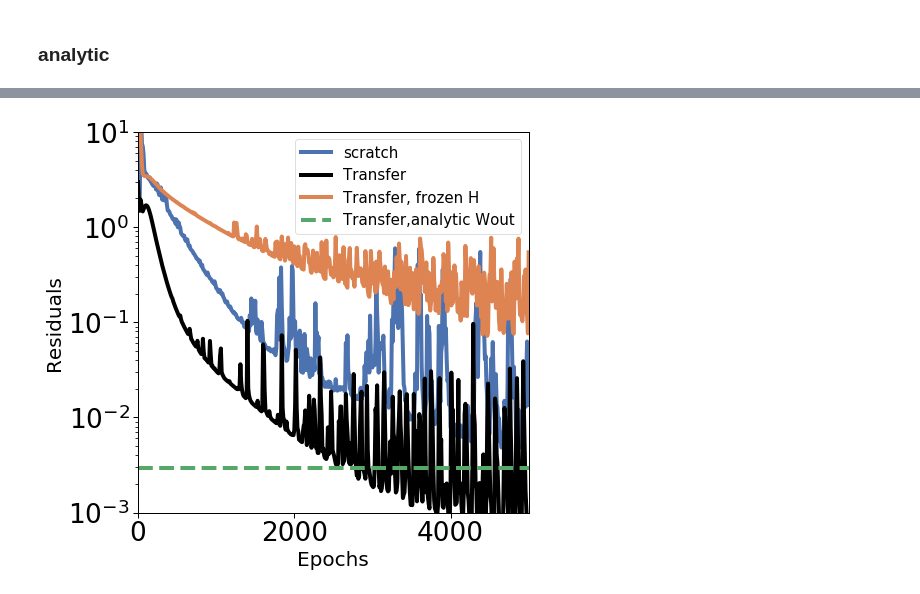
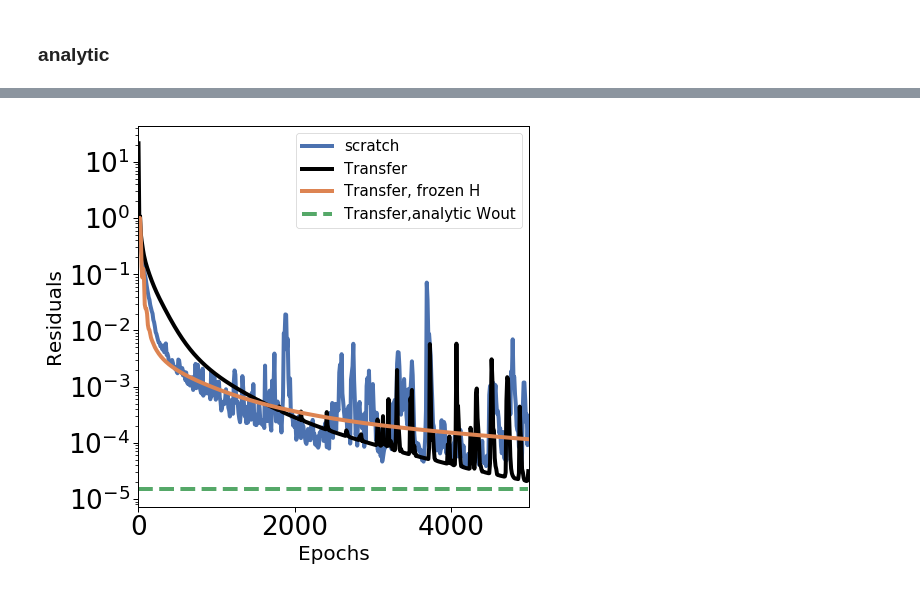
Before and after one commit to shaandesai1/TransferDE, a Jupyter notebook: traditional transfer vs analytic wout.ipynb, the cells around one changed output, grey strips where cells are left out. Cells and saved outputs as stored; diff of their text form; code cells hidden in the pictures.

Commit message:
improved figure generators

```diff
--- a/traditional transfer vs analytic wout.ipynb
+++ b/traditional transfer vs analytic wout.ipynb
@@ -265,11 +265,15 @@ NDIMZ = args.hidden_size
 # r1 = -20.
 # r2 = 20.
 
+# f_train = [lambda t: torch.cos(t),lambda t: torch.sin(t),lambda t: 0*t]
+# a0_train = [lambda t: t,lambda t:t**2, lambda t: 0*t]
 
-f_test = [lambda t: torch.sin(t),lambda t: torch.cos(t),lambda t: torch.sin(t)*torch.cos(t)]
-a0_test = [lambda t: t, lambda t: t**2, lambda t: t**3, lambda t: t**4]
-r1 = -20
-r2 = 20
+
+
+f_test = [lambda t: torch.sin(t),lambda t: torch.cos(t), lambda t: 0*t]
+a0_test = [lambda t: t, lambda t: t**2, lambda t: 0*t]
+r1 = -5
+r2 = 5
 
 
 true_y0 = (r2 - r1) * torch.rand(100) + r1
@@ -293,0 +298,3 @@ gt_ics:0.602410078048706
+# %%
+for i in range(10):
+    plt.plot(true_ys[:,i])
@@ -469,13 +524,13 @@ for itr in range(0, args.niters_test + 1):
         pred_y = func(t)
         pred_ydot = diff(pred_y,t)
 
-        pred_y.detach_()
-        pred_ydot.detach_()
+        pred_y = pred_y.detach()
+        pred_ydot = pred_ydot.detach()
 
         loss_diffeq = pred_ydot - get_udot(t,pred_y,a0_samples,f_samples)
         residuals1.append(((loss_diffeq)**2).mean())
 
-        rmse1.append(((pred_y.reshape(-1,args.num_bundles)-true_ys)**2).mean())
+#         rmse1.append(((pred_y.reshape(-1,args.num_bundles)-true_ys)**2).mean())
 
 s2 = time.time()
 print(s2-s1)
@@ -631,7 +686,7 @@ sns.axes_style(style='ticks')
 sns.set_context("paper",font_scale=3, rc={"font.size":30,"axes.titlesize":25,"axes.labelsize":20,"axes.legendsize":20,'lines.linewidth':4})
 sns.set_palette('deep')
 # %%
-tpts = [args.test_freq*i for i in range(len(rmse))]
+tpts = [args.test_freq*i for i in range(int(args.niters/args.test_freq))]
 # %%
 # from scipy.signal import
 # yhat = savgol_filter(y, 51, 3)
@@ -654,18 +709,18 @@ def exponential_smoothing(series, alpha):
     return results
 # %%
 plt.figure(figsize=(7,7))
-plt.plot(tpts,exponential_smoothing(residuals_scratch,1),label='scratch')
-plt.plot(tpts,exponential_smoothing(residuals1,1),label='Transfer',c='black')
-plt.plot(tpts,exponential_smoothing(residuals,1),label='Transfer, frozen H')
-# plt.plot(tpts[:len(residuals2)],residuals2,linestyle='--',label='Transfer,analytic Wout')
+plt.plot(tpts[:],residuals_scratch,label='scratch')
+plt.plot(tpts,residuals1[:-1],label='Transfer',c='black')
+plt.plot(tpts,residuals[:-1],label='Transfer, frozen H')
+# plt.plot(tpts[:len(residuals2)],residuals2[:-1],linestyle='--',label='Transfer,analytic Wout')
 
 plt.plot(tpts,(res_init*torch.ones(len(tpts))).detach().numpy(),linestyle='--',label='Transfer,analytic Wout')
 plt.yscale('log')
 plt.xlabel("Epochs")
 plt.ylabel("Residuals")
 plt.xlim([0,5000])
-plt.ylim([10**-3,10**1])
+# plt.ylim([10**-3,10**1])
 plt.legend(fontsize=15)
 plt.savefig('residuals.pdf',dpi=2400,bbox_inches='tight')
 # %% [output]
-[figure, old version]
+[figure, new version]
```
Also changed, not shown: parts of 6 cells of this notebook, 11 other files.
